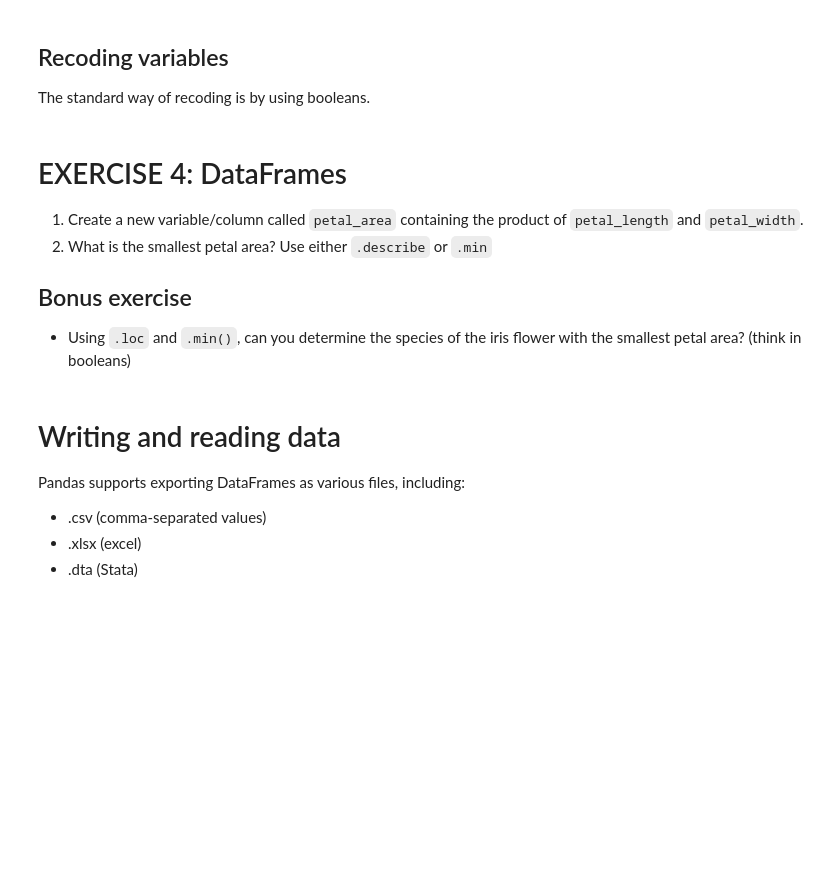
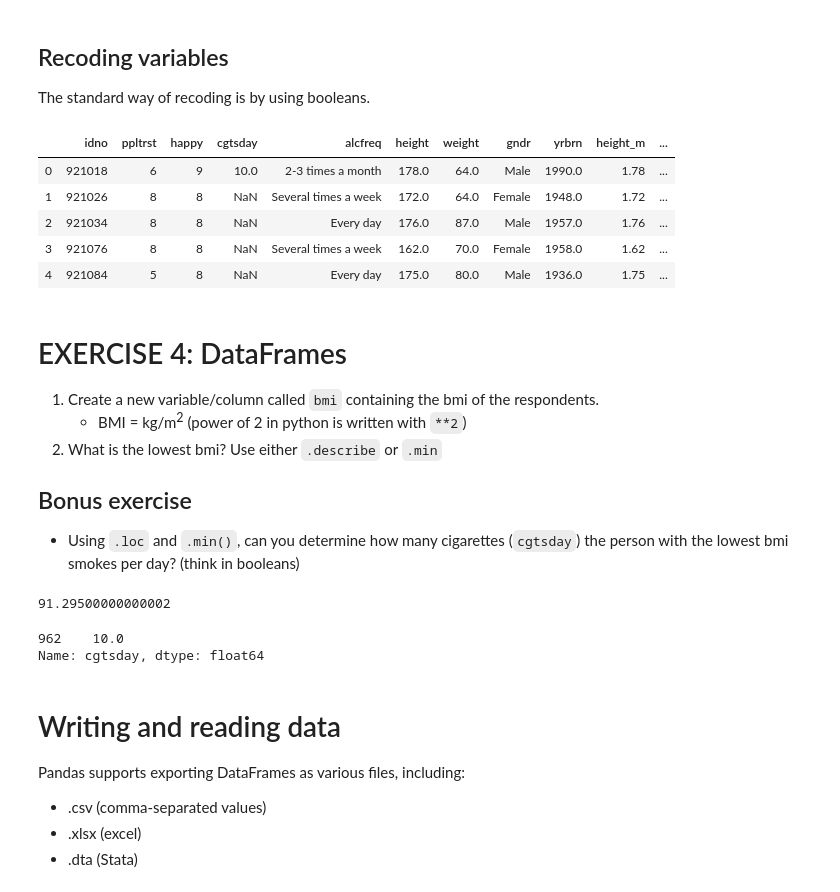
Before and after one commit to CALDISS-AAU/workshop_python-intro, a Jupyter notebook: Introduction to Python for Social Science, Spring 2020.ipynb, the cells around one changed output. Saved outputs shown, nothing was run; the diff lists cells and outputs as text; code cells hidden in the pictures; blank space fills up the shorter version.

```diff
--- a/Introduction to Python for Social Science, Spring 2020.ipynb
+++ b/Introduction to Python for Social Science, Spring 2020.ipynb
@@ -611,9 +691,23 @@ print(iris)
+# %%
+mean_height = ess['height'].mean()
+# %%
+ess.loc[(ess['height'] <= mean_height), 'height_category'] = "short"
+ess.loc[(ess['height'] > mean_height), 'height_category'] = "tall"
+ess.head()
+# %% [output]
+|  | idno | ppltrst | happy | cgtsday | alcfreq | height | weight | gndr | yrbrn | height_m | ... |
+| 0 | 921018 | 6 | 9 | 10.0 | 2-3 times a month | 178.0 | 64.0 | Male | 1990.0 | 1.78 | ... |
+| 1 | 921026 | 8 | 8 | NaN | Several times a week | 172.0 | 64.0 | Female | 1948.0 | 1.72 | ... |
+| 2 | 921034 | 8 | 8 | NaN | Every day | 176.0 | 87.0 | Male | 1957.0 | 1.76 | ... |
+| 3 | 921076 | 8 | 8 | NaN | Several times a week | 162.0 | 70.0 | Female | 1958.0 | 1.62 | ... |
+| 4 | 921084 | 5 | 8 | NaN | Every day | 175.0 | 80.0 | Male | 1936.0 | 1.75 | ... |
 # %% [markdown]
 # EXERCISE 4: DataFrames
 
-1. Create a new variable/column called `petal_area` containing the product of `petal_length` and `petal_width`.
-2. What is the smallest petal area? Use either `.describe` or `.min`
+1. Create a new variable/column called `bmi` containing the bmi of the respondents.
+    - BMI = kg/m<sup>2</sup> (power of 2 in python is written with `**2`)
+2. What is the lowest bmi? Use either `.describe` or `.min`
 
 ## Bonus exercise
 
-- Using `.loc` and `.min()`, can you determine the species of the iris flower with the smallest petal area? (think in booleans)
+- Using `.loc` and `.min()`, can you determine how many cigarettes (`cgtsday`) the person with the lowest bmi smokes per day? (think in booleans)
@@ -626,3 +714,14 @@ iris.loc[iris['petal_area'] == iris['petal_area'].min(), 'species'] #Determine s
+# %%
+ess['bmi'] = ess['weight'] * (ess['height']/100)**2 #Variable for bmi
+
+ess['bmi'].min() #smallet bmi
+# %% [output]
+91.29500000000002
+# %%
+ess.loc[ess['bmi'] == ess['bmi'].min(), 'cgtsday'] #Determine number of cigarettes per day
+# %% [output]
+962    10.0
+Name: cgtsday, dtype: float64
 # %% [markdown]
 # Writing and reading data
 Pandas supports exporting DataFrames as various files, including:
```
Also changed, not shown: parts of 27 cells of this notebook, 1 other file.
